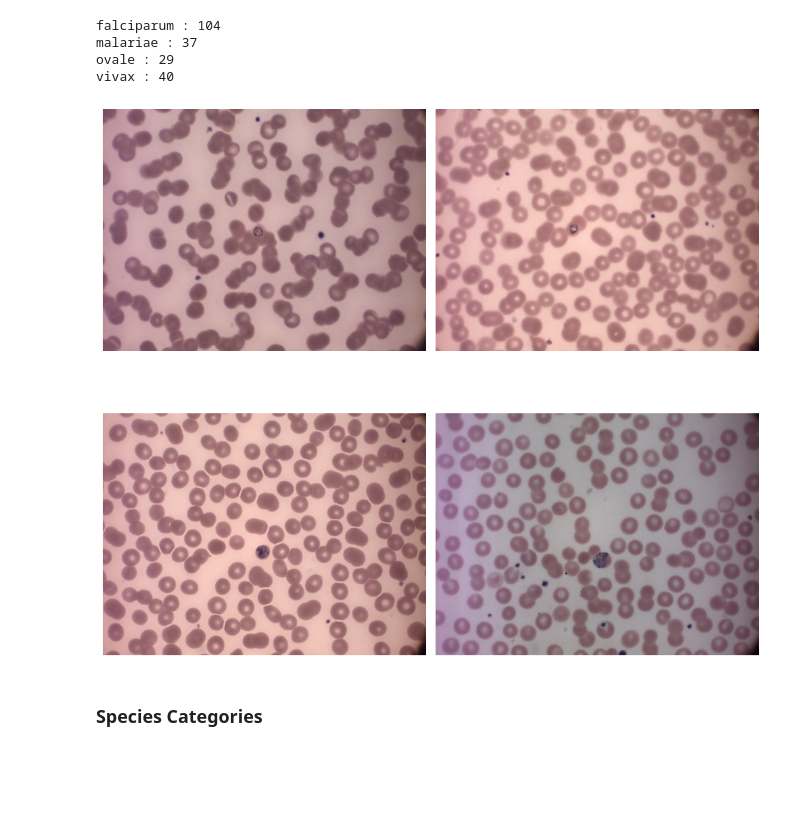
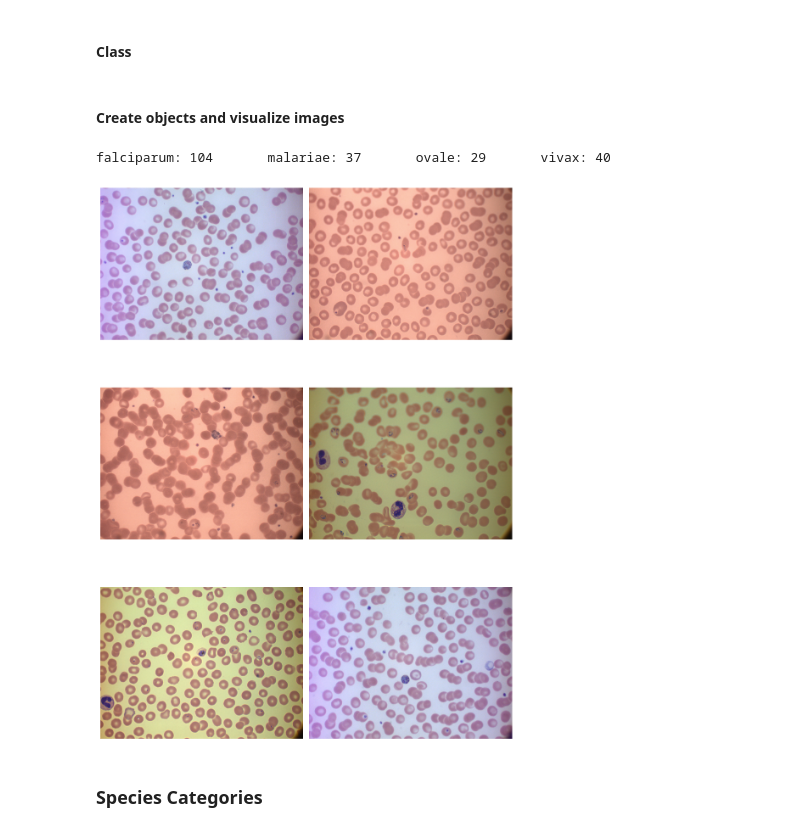
Before and after one commit to pmachado333/Malaria_Tracker, a Jupyter notebook: jupyter_notebook/kjetil_images.ipynb, the cells around one changed output. Drawn from its saved outputs; the diff is of its cells as text; code cells hidden in the pictures; blank space fills up the shorter version.

```diff
--- a/jupyter_notebook/kjetil_images.ipynb
+++ b/jupyter_notebook/kjetil_images.ipynb
@@ -12,56 +12,2 @@ import random
-# %%
-def get_images_from_folder(folder):
-    data = ('../raw_data')
-    for root, dirs, files in os.walk(data):
-        for d in dirs:
-            if d == folder:
-                directory = (root+'/'+d+'/img/')
-
-    files = os.listdir(directory)
-    return [file for file in files]
-
-falciparum = get_images_from_folder('Falciparum')
-malariae = get_images_from_folder('Malariae')
-ovale = get_images_from_folder('Ovale' )
-vivax = get_images_from_folder('Vivax')
-
-print (f'falciparum : {len(falciparum)}\nmalariae : {len(malariae)}\novale : {len(ovale)}\nvivax : {len(vivax)}')
-# %% [output]
-falciparum : 104
-malariae : 37
-ovale : 29
-vivax : 40
-# %%
-def display_image(folder_name, nr=2):
-    folder = folder_name.capitalize()
-    img_list = get_images_from_folder(folder)
-    random_images = random.sample(img_list, k=min(nr, len(img_list)))
-
-    num_rows = (len(random_images) + 1) // 2
-    num_cols = min(2, len(random_images))
-
-    if num_rows == 0 or num_cols == 0:
-        return  # No images to display
-
-    fig, axes = plt.subplots(num_rows, num_cols, figsize=(10, 5*num_rows))
-
-    if num_rows == 1:
-        axes = np.array([axes])  # Convert to NumPy array
-        axes = axes.reshape(1, num_cols)
-
-    for i, r in enumerate(random_images):
-        dir_path = "../raw_data/" + folder + "/img/"
-        absolute_path = os.path.abspath(dir_path)
-        image_file = glob.glob(os.path.join(absolute_path, r))
-        image = plt.imread("".join(image_file))
-
-        ax = axes[i // num_cols, i % num_cols]
-        ax.imshow(image)
-        ax.axis("off")
-
-    plt.tight_layout()
-    plt.show()
-
-display_image('Malariae',4)
-# %% [output]
-[figure, removed]
+# %% [markdown]
+#### Class
@@ -68,3 +78,22 @@ display_image('Malariae',4)
+# %% [markdown]
+#### Create objects and visualize images
+# %%
+falciparum = Images('Falciparum')
+malariae = Images('Malariae')
+ovale = Images('Ovale' )
+vivax = Images('Vivax')
+# %%
+print(f'falciparum: {len(falciparum.get_images_from_folder())} \
+      malariae: {len(malariae.get_images_from_folder())} \
+      ovale: {len(ovale.get_images_from_folder())} \
+      vivax: {len(vivax.get_images_from_folder())}'
+      )
+# %% [output]
+falciparum: 104       malariae: 37       ovale: 29       vivax: 40
+# %%
+falciparum.display_image(6)
+# %% [output]
+[figure, added]
 # %% [markdown]
 ### Species Categories
 # %%
```
Also changed, not shown: parts of 20 cells of this notebook.
